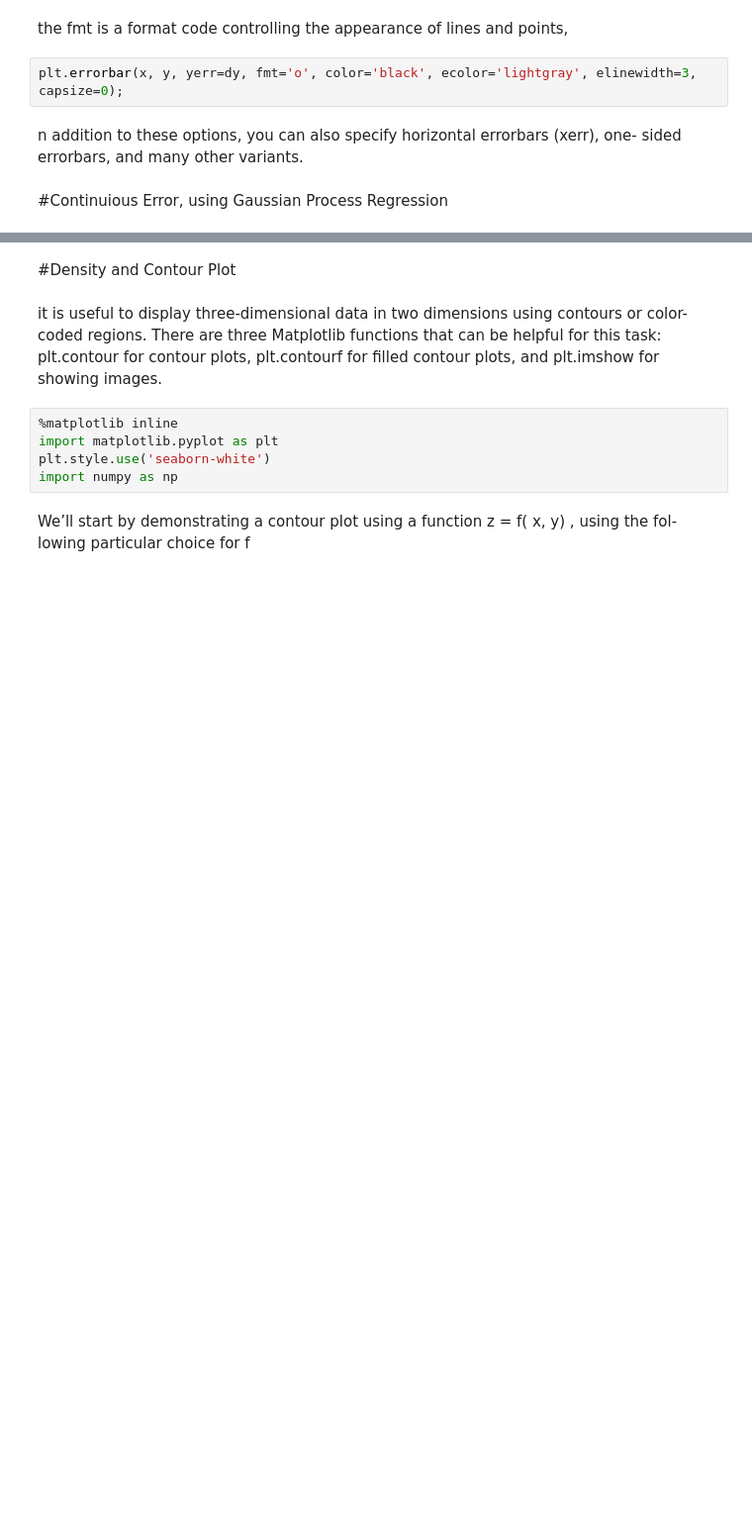
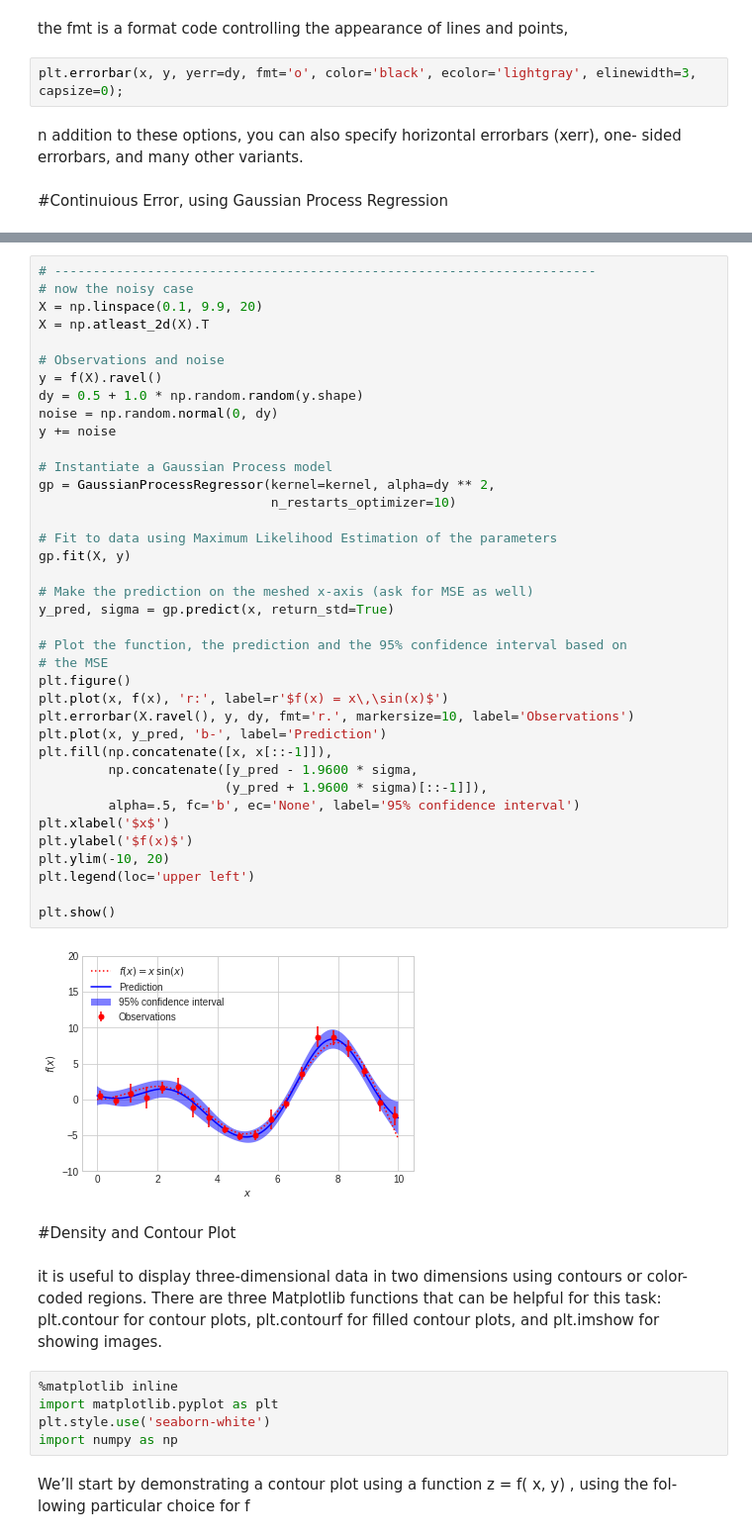
Before and after one commit to tcglarry/something_new, a Jupyter notebook: matplotlib_scatter_kde_2.ipynb, the cells around one changed output, grey strips where cells are left out. Shown: that part at 99% size. Drawn from its saved outputs; the diff is of its cells as text; blank space fills up the shorter version.

```diff
--- a/matplotlib_scatter_kde_2.ipynb
+++ b/matplotlib_scatter_kde_2.ipynb
@@ -143,3 +189,43 @@ ValueError: ignored
+# %%
+# ----------------------------------------------------------------------
+# now the noisy case
+X = np.linspace(0.1, 9.9, 20)
+X = np.atleast_2d(X).T
+
+# Observations and noise
+y = f(X).ravel()
+dy = 0.5 + 1.0 * np.random.random(y.shape)
+noise = np.random.normal(0, dy)
+y += noise
+
+# Instantiate a Gaussian Process model
+gp = GaussianProcessRegressor(kernel=kernel, alpha=dy ** 2,
+                              n_restarts_optimizer=10)
+
+# Fit to data using Maximum Likelihood Estimation of the parameters
+gp.fit(X, y)
+
+# Make the prediction on the meshed x-axis (ask for MSE as well)
+y_pred, sigma = gp.predict(x, return_std=True)
+
+# Plot the function, the prediction and the 95% confidence interval based on
+# the MSE
+plt.figure()
+plt.plot(x, f(x), 'r:', label=r'$f(x) = x\,\sin(x)$')
+plt.errorbar(X.ravel(), y, dy, fmt='r.', markersize=10, label='Observations')
+plt.plot(x, y_pred, 'b-', label='Prediction')
+plt.fill(np.concatenate([x, x[::-1]]),
+         np.concatenate([y_pred - 1.9600 * sigma,
+                        (y_pred + 1.9600 * sigma)[::-1]]),
+         alpha=.5, fc='b', ec='None', label='95% confidence interval')
+plt.xlabel('$x$')
+plt.ylabel('$f(x)$')
+plt.ylim(-10, 20)
+plt.legend(loc='upper left')
+
+plt.show()
+# %% [output]
+[figure, added]
 # %% [markdown]
 #Density and Contour Plot
 # %% [markdown]
```
Also changed, not shown: parts of 12 cells of this notebook.
